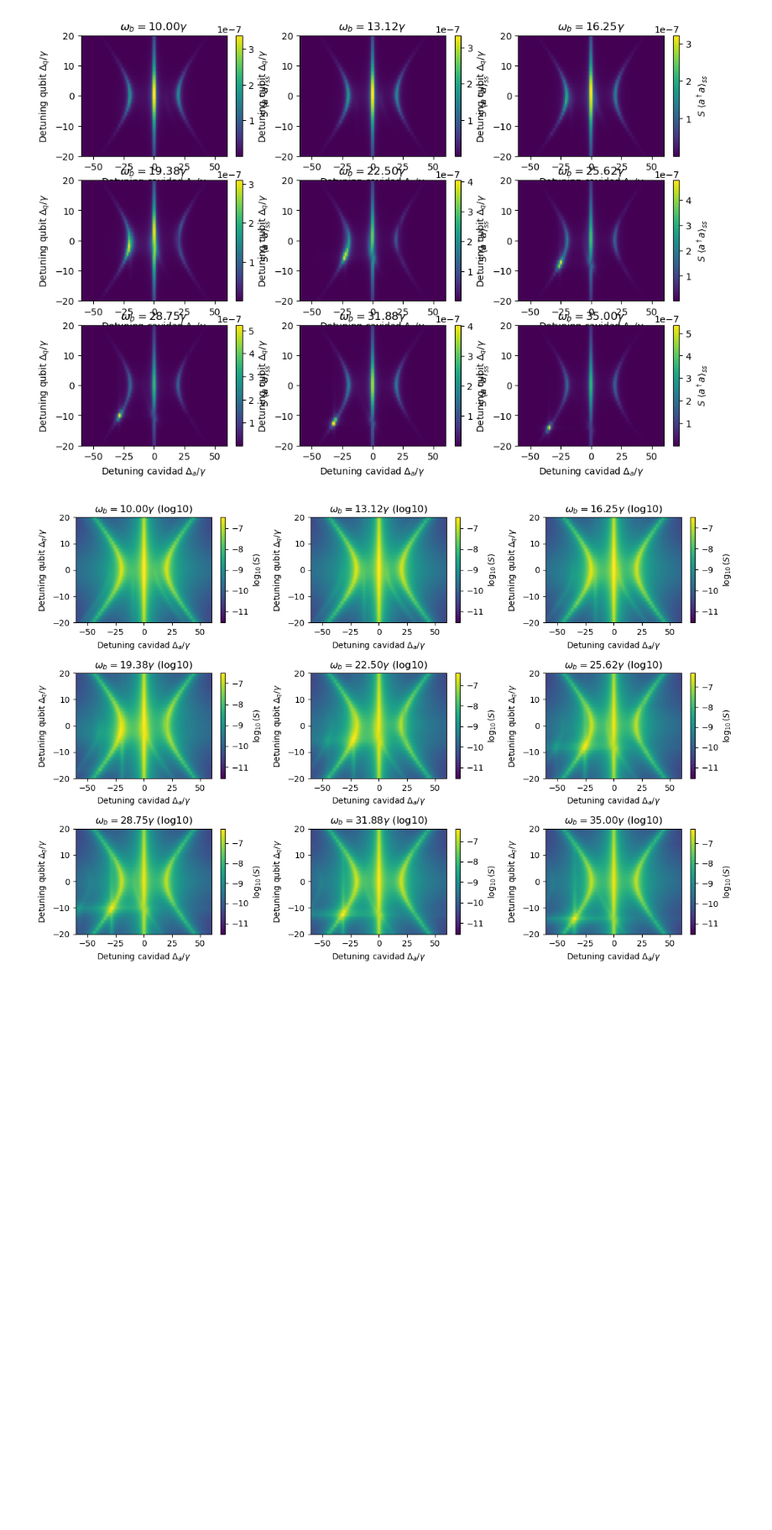
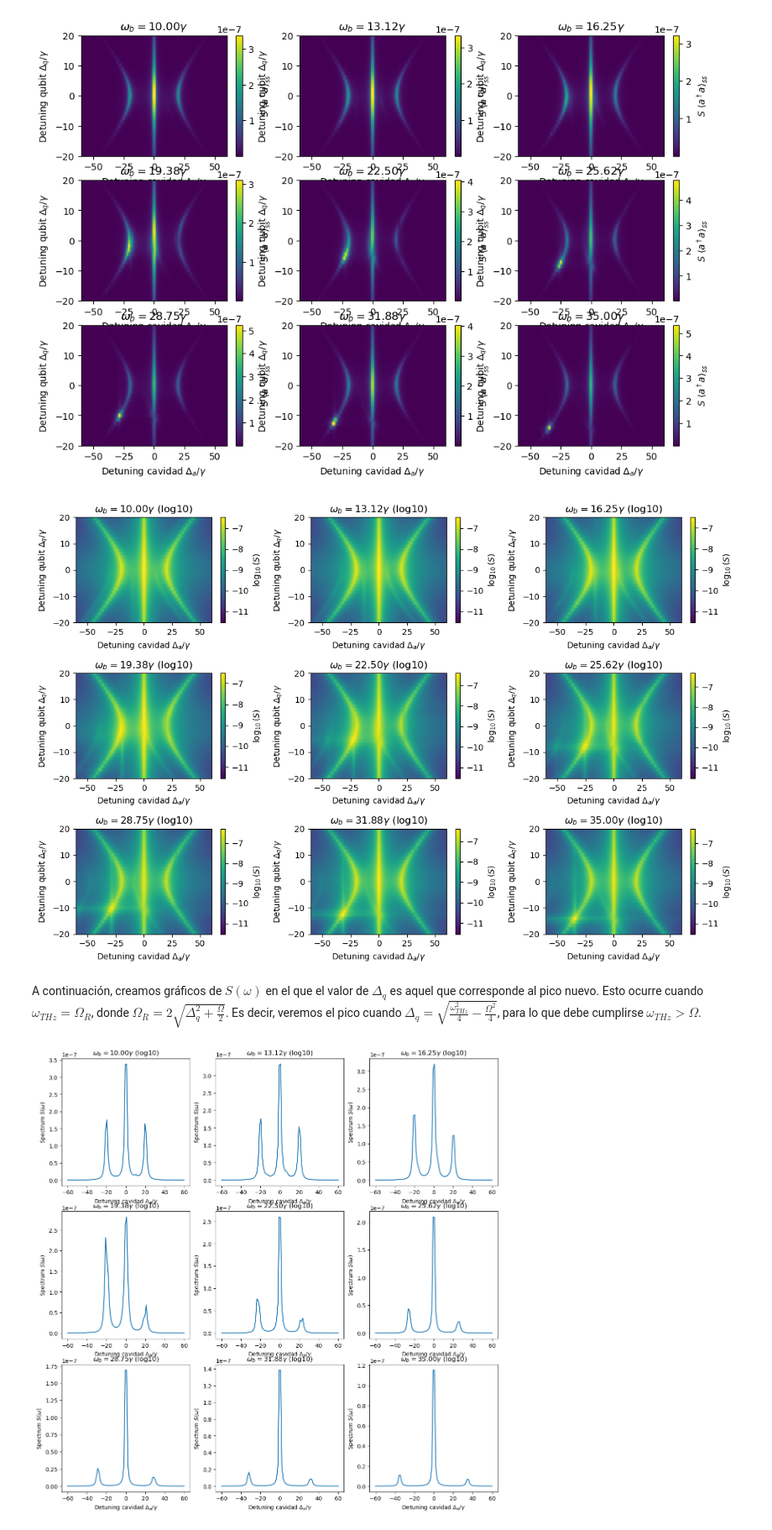
Before and after one commit to lauralobs/THzQuantumOptics, a Jupyter notebook: barrido_w_THz.ipynb, the cells around one changed output. Shown at 84% size. Cells and saved outputs as stored; diff of their text form; code cells hidden in the pictures; blank space fills up the shorter version.

```diff
--- a/barrido_w_THz.ipynb
+++ b/barrido_w_THz.ipynb
@@ -75,7 +75,8 @@ fig_log, axes_log = plt.subplots(3, 3, figsize=(12, 8))
 axes_log = axes_log.flatten()
 
 # Doble bucle
-for idx, w_b in enumerate(w_THz_list):
+for idx, w_b in enumerate(ax_log.set_xlabel("Detuning cavidad $\\Delta_a/\\gamma$")
+    ax_log.set_ylabel("Detuning qubit $\\Delta_q/\\gammaw_THz_list):
 
     S_map = np.zeros((len(Delta_q_list), len(Delta_a_list)))
 
@@ -131,8 +132,7 @@ for idx, w_b in enumerate(w_THz_list):
         origin='lower'
     )
 
-    ax_log.set_xlabel("Detuning cavidad $\\Delta_a/\\gamma$")
-    ax_log.set_ylabel("Detuning qubit $\\Delta_q/\\gamma$")
+    $")
     ax_log.set_title(rf"$\omega_b = {w_b:.2f}\gamma$ (log10)")
 
     ax_log.set_ylim(-20,20)
@@ -147,3 +147,37 @@ plt.show()
 # %% [output]
 [figure]
 [figure]
+# %% [markdown]
+A continuación, creamos gráficos de $S(\omega)$ en el que el valor de $\Delta_q$ es aquel que corresponde al pico nuevo.
+Esto ocurre cuando $\omega_{THz} = \Omega_R$, donde $\Omega_R = 2\sqrt{\Delta_q ^2 + \frac{\Omega}{2} }$. Es decir, veremos el pico cuando $\Delta_q = \sqrt{ \frac{\omega_{THz}^2}{4}-\frac{\Omega^2}{4}}$, para lo que debe cumplirse $\omega_{THz} > \Omega$.
+# %%
+fig_peaks, axes_peaks = plt.subplots(3,3, figsize=(14,14))
+axes_peaks = axes_peaks.flatten()
+
+for idx, w_b in enumerate(w_THz_list):
+    Delta_q = 0
+    spectrum=[]
+    ax = axes_peaks[idx]
+
+    if w_b > Omega:
+        Delta_q = 1/2*np.sqrt(w_b**2 - Omega**2)
+
+    H0 =  (Omega/2) * sx \
+            + w_b * b_plus * b \
+            + g * (a_plus * sm + a * sp) + chi * (sz+ 1)*(b_plus + b)
+
+    for Delta_a in Delta_a_list:
+
+        H = H0 + Delta_a * a_plus*a + Delta_q * sz
+
+        rho_SS = steadystate(H, Dissipators)
+        pop_SS = expect(a_plus * a, rho_SS)
+
+        spectrum.append(pop_SS)
+
+    ax.plot(Delta_a_list, spectrum)
+    ax.set_title(rf"$\omega_b = {w_b:.2f}\gamma$ (log10)")
+    ax.set_xlabel("Detuning cavidad $\\Delta_a/\\gamma$")
+    ax.set_ylabel("Spectrum $S(\omega)$")
+# %% [output]
+[figure, added]
```
